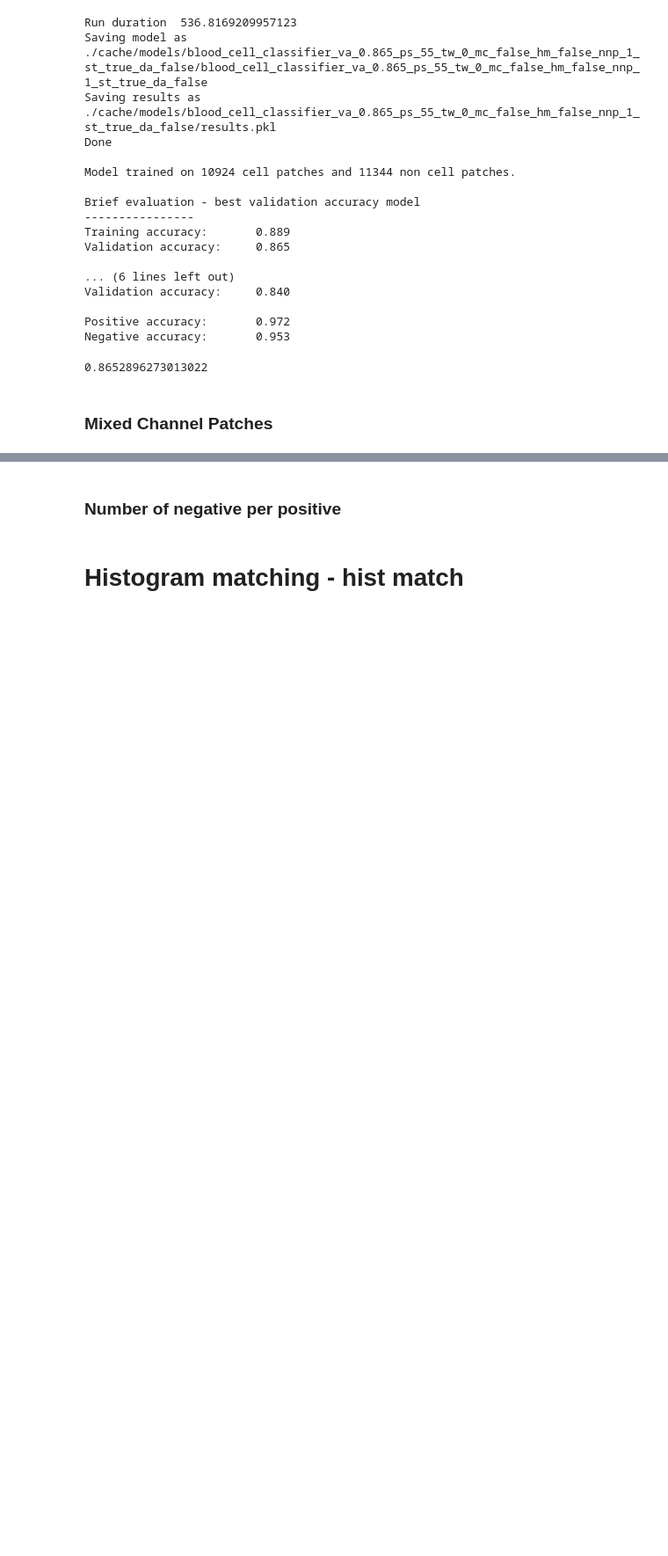
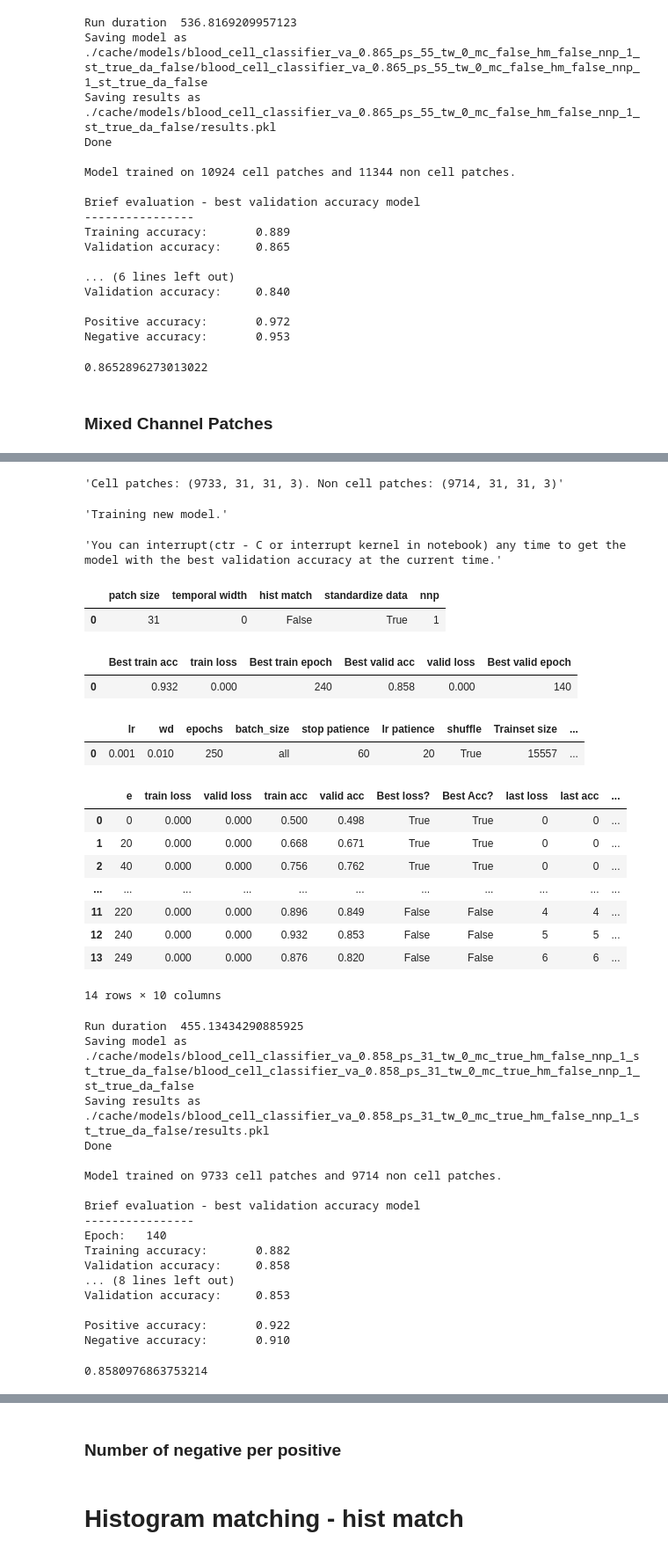
Before and after one commit to cchadj/cell-tracking-ucl-thesis, a Jupyter notebook: train-model-minimal.ipynb, the cells around one changed output, grey strips where cells are left out. Shown at 88% size. Cells and saved outputs as stored; diff of their text form; code cells hidden in the pictures; blank space fills up the shorter version.

```diff
--- a/train-model-minimal.ipynb
+++ b/train-model-minimal.ipynb
@@ -4439,0 +4485,52 @@ Negative accuracy:       0.892
+# %%
+model, results = train_model_demo(
+                 patch_size=31,
+                 mixed_channel_patches=True,
+                 temporal_width=0,
+                 do_hist_match=False,
+                 n_negatives_per_positive=1,
+                 standardize_dataset=True,
+
+                 video_sessions = video_sessions_registered,
+                 train_params=deepcopy(train_params),
+                 try_load_data_from_cache=False,
+                 try_load_model_from_cache=False,
+                )
+results.best_valid_accuracy
+# %% [output]
+'Cell patches: (9733, 31, 31, 3). Non cell patches: (9714, 31, 31, 3)'
+'Training new model.'
+'You can interrupt(ctr - C or interrupt kernel in notebook) any time to get the model with the best validation accuracy at the current time.'
+|  | patch size | temporal width | hist match | standardize data | nnp |
+| 0 | 31 | 0 | False | True | 1 |
+|  | Best train acc | train loss | Best train epoch | Best valid acc | valid loss | Best valid epoch |
+| 0 | 0.932 | 0.000 | 240 | 0.858 | 0.000 | 140 |
+|  | lr | wd | epochs | batch_size | stop patience | lr patience | shuffle | Trainset size | ... |
+| 0 | 0.001 | 0.010 | 250 | all | 60 | 20 | True | 15557 | ... |
+|  | e | train loss | valid loss | train acc | valid acc | Best loss? | Best Acc? | last loss | last acc | ... |
+| 0 | 0 | 0.000 | 0.000 | 0.500 | 0.498 | True | True | 0 | 0 | ... |
+| 1 | 20 | 0.000 | 0.000 | 0.668 | 0.671 | True | True | 0 | 0 | ... |
+| 2 | 40 | 0.000 | 0.000 | 0.756 | 0.762 | True | True | 0 | 0 | ... |
+| ... | ... | ... | ... | ... | ... | ... | ... | ... | ... | ... |
+| 11 | 220 | 0.000 | 0.000 | 0.896 | 0.849 | False | False | 4 | 4 | ... |
+| 12 | 240 | 0.000 | 0.000 | 0.932 | 0.853 | False | False | 5 | 5 | ... |
+| 13 | 249 | 0.000 | 0.000 | 0.876 | 0.820 | False | False | 6 | 6 | ... |
+14 rows × 10 columns
+Run duration  455.13434290885925
+Saving model as ./cache/models/blood_cell_classifier_va_0.858_ps_31_tw_0_mc_true_hm_false_nnp_1_st_true_da_false/blood_cell_classifier_va_0.858_ps_31_tw_0_mc_true_hm_false_nnp_1_st_true_da_false
+Saving results as ./cache/models/blood_cell_classifier_va_0.858_ps_31_tw_0_mc_true_hm_false_nnp_1_st_true_da_false/results.pkl
+Done
+
+Model trained on 9733 cell patches and 9714 non cell patches.
+
+Brief evaluation - best validation accuracy model
+----------------
+Epoch:   140
+Training accuracy:       0.882
+Validation accuracy:     0.858
+... (8 lines left out)
+Validation accuracy:     0.853
+
+Positive accuracy:       0.922
+Negative accuracy:       0.910
+0.8580976863753214
```
Also changed, not shown: parts of 24 cells of this notebook.
